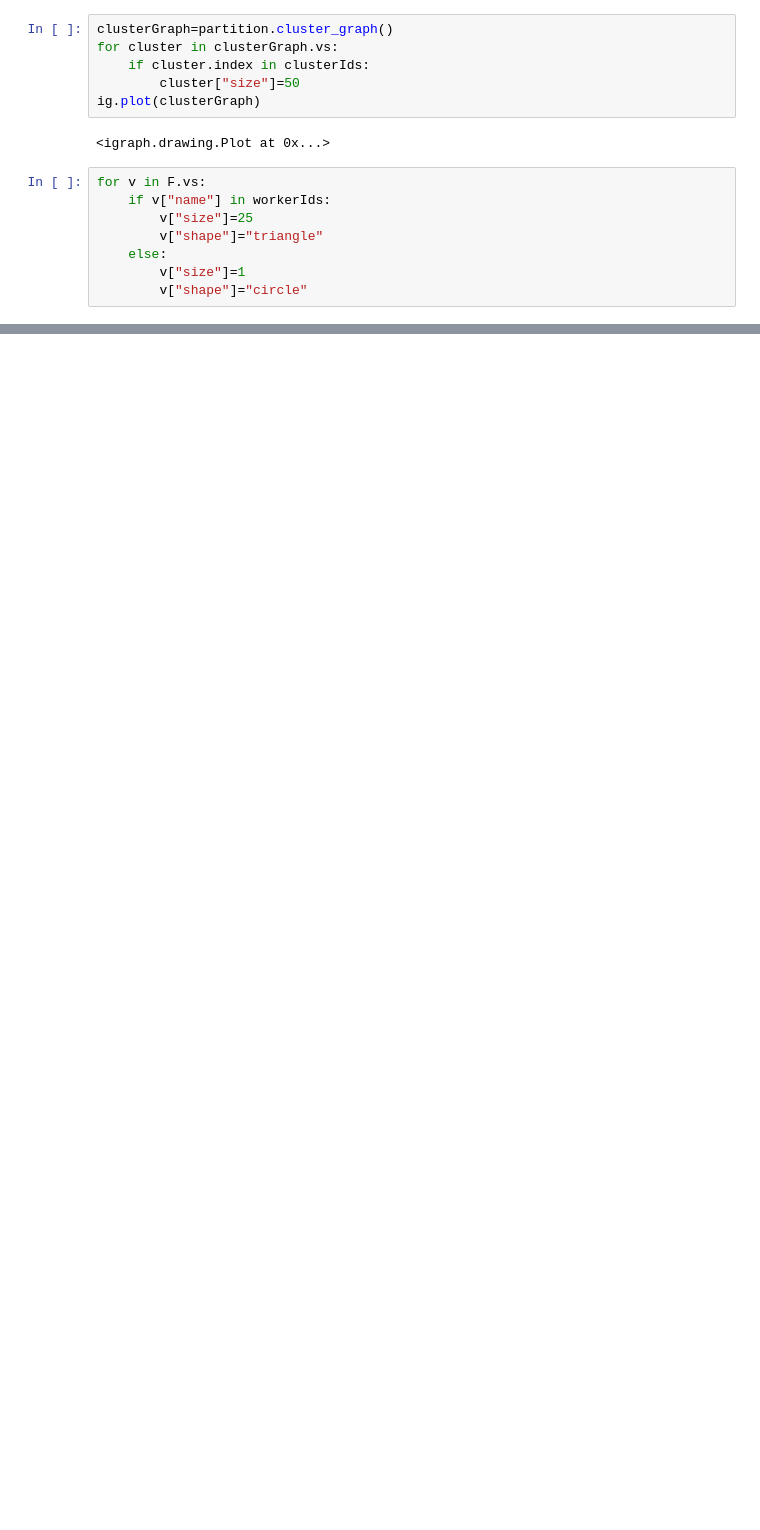
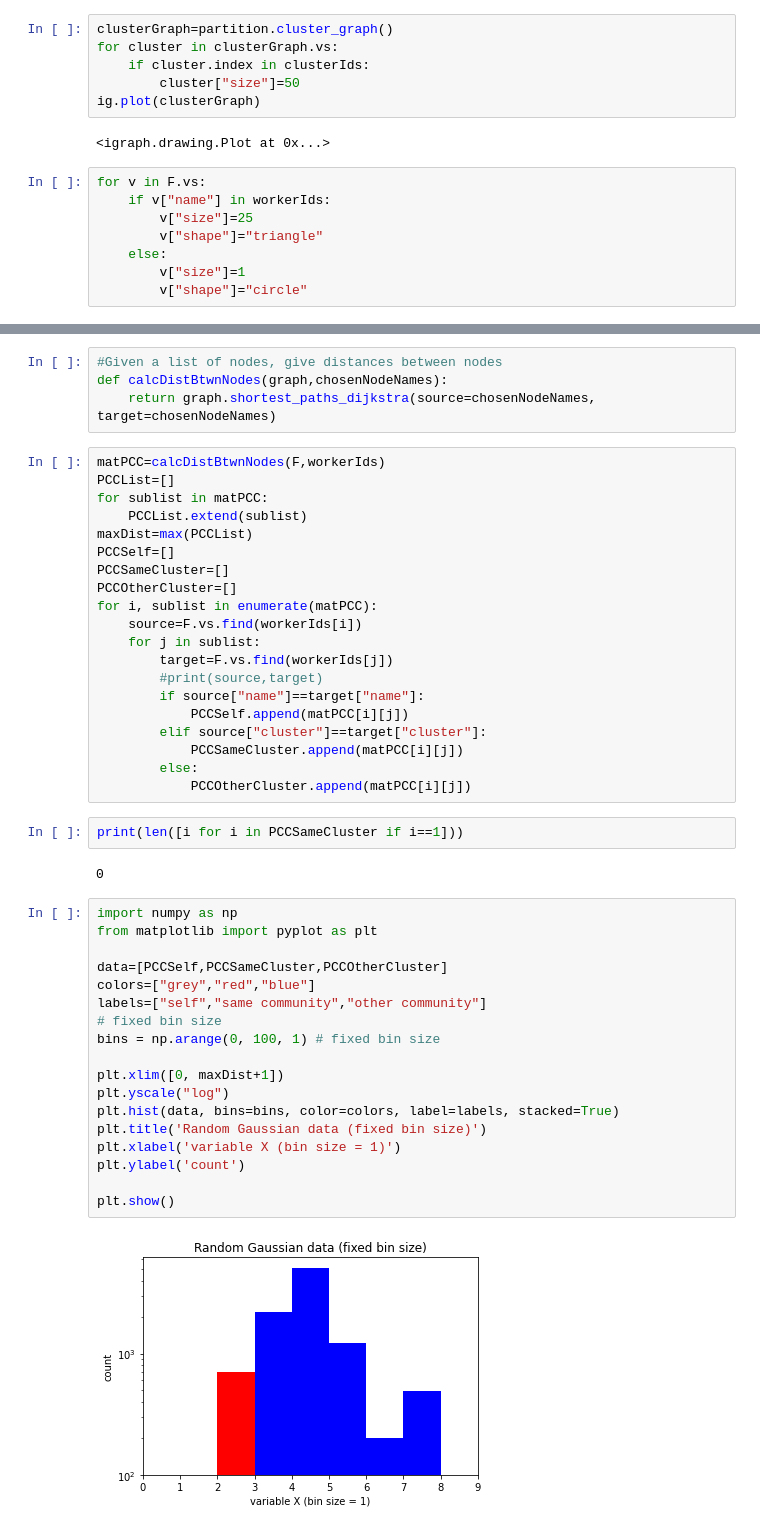
Before and after one commit to mbettinger/collusion-resistant-worker-set-selection, a Jupyter notebook: notebooks/graph-tests.ipynb, the cells around one changed output, grey strips where cells are left out. Cells and saved outputs as stored; diff of their text form; blank space fills up the shorter version.

Commit message:
Distance evaluation

```diff
--- a/notebooks/graph-tests.ipynb
+++ b/notebooks/graph-tests.ipynb
@@ -232,0 +249,48 @@ gt.graph_draw(G, vertex_fill_color=G.vertex_properties["color"],vertex_shape=G.v
+# %%
+#Given a list of nodes, give distances between nodes
+def calcDistBtwnNodes(graph,chosenNodeNames):
+    return graph.shortest_paths_dijkstra(source=chosenNodeNames, target=chosenNodeNames)
+# %%
+matPCC=calcDistBtwnNodes(F,workerIds)
+PCCList=[]
+for sublist in matPCC:
+    PCCList.extend(sublist)
+maxDist=max(PCCList)
+PCCSelf=[]
+PCCSameCluster=[]
+PCCOtherCluster=[]
+for i, sublist in enumerate(matPCC):
+    source=F.vs.find(workerIds[i])
+    for j in sublist:
+        target=F.vs.find(workerIds[j])
+        #print(source,target)
+        if source["name"]==target["name"]:
+            PCCSelf.append(matPCC[i][j])
+        elif source["cluster"]==target["cluster"]:
+            PCCSameCluster.append(matPCC[i][j])
+        else:
+            PCCOtherCluster.append(matPCC[i][j])
+# %%
+print(len([i for i in PCCSameCluster if i==1]))
+# %% [output]
+0
+# %%
+import numpy as np
+from matplotlib import pyplot as plt
+
+data=[PCCSelf,PCCSameCluster,PCCOtherCluster]
+colors=["grey","red","blue"]
+labels=["self","same community","other community"]
+# fixed bin size
+bins = np.arange(0, 100, 1) # fixed bin size
+
+plt.xlim([0, maxDist+1])
+plt.yscale("log")
+plt.hist(data, bins=bins, color=colors, label=labels, stacked=True)
+plt.title('Random Gaussian data (fixed bin size)')
+plt.xlabel('variable X (bin size = 1)')
+plt.ylabel('count')
+
+plt.show()
+# %% [output]
+[figure, added]
```
Also changed, not shown: parts of 8 cells of this notebook.
